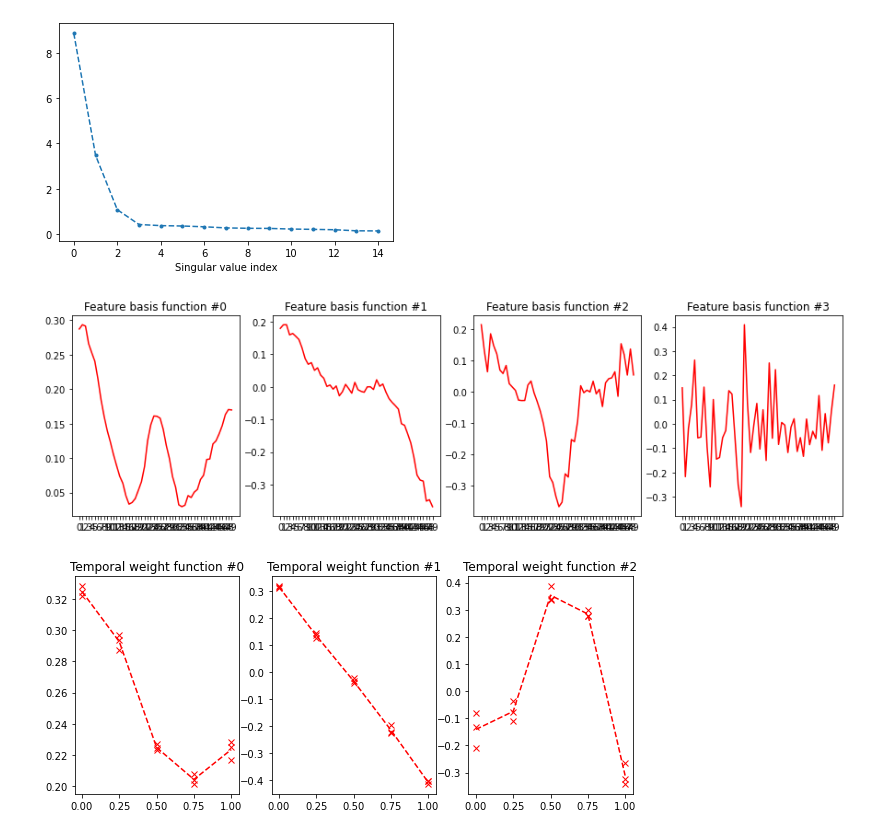
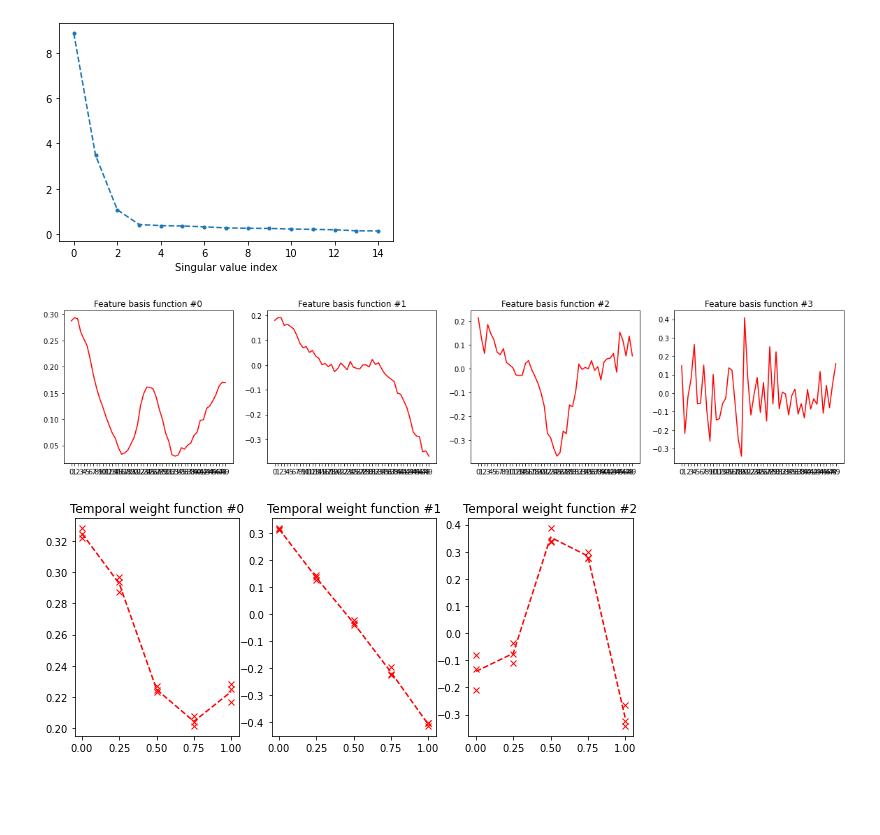
Before and after one commit to swaldherr/podomics, a Jupyter notebook: omics_pod_example.ipynb, the cells around one changed output. Cells and saved outputs as stored; diff of their text form; code cells hidden in the pictures; blank space fills up the shorter version.

Commit message:
More plotting, documentation, started sample interpolation.

```diff
--- a/omics_pod_example.ipynb
+++ b/omics_pod_example.ipynb
@@ -68,15 +84,15 @@ pylab.xlabel("Singular value index")
 Text(0.5, 0, 'Singular value index')
 [figure]
 # %%
-fig, axs = pylab.subplots(1, 4, figsize=(15,4))
+fig, axs = pylab.subplots(1, 4, figsize=(20,4))
 axs[0].plot(df.columns, -Vt.T[:,0], 'r')
 axs[1].plot(df.columns, -Vt.T[:,1], 'r')
 axs[2].plot(df.columns, -Vt.T[:,2], 'r')
 axs[3].plot(df.columns, -Vt.T[:,3], 'r')
 for i,ax in enumerate(axs):
     ax.set_title("Feature basis function #{}".format(i))
 # %% [output]
-[figure, old version]
+[figure, new version]
 # %%
 fig, axs = pylab.subplots(1, 3, figsize=(10,4))
 timepoints = np.sort(list(set([float(eval(s)[0]) for s in df.index])))
```
Also changed, not shown: parts of 9 cells of this notebook, 5 other files.
